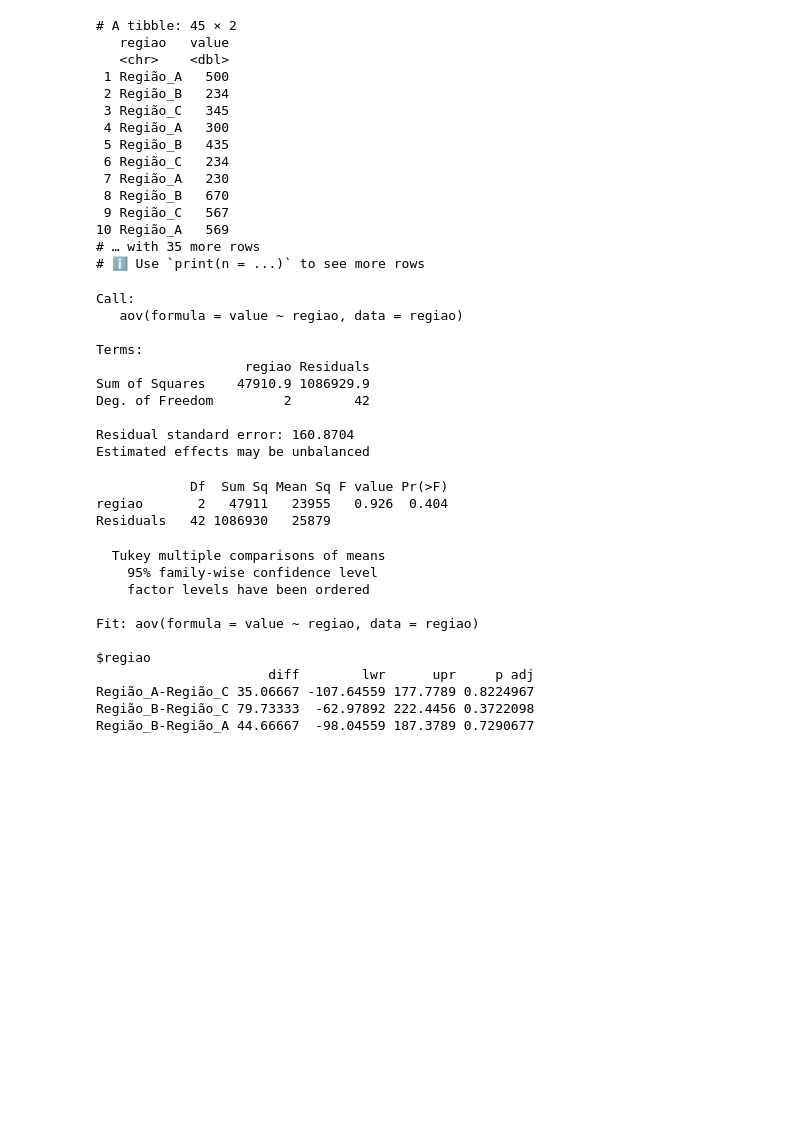
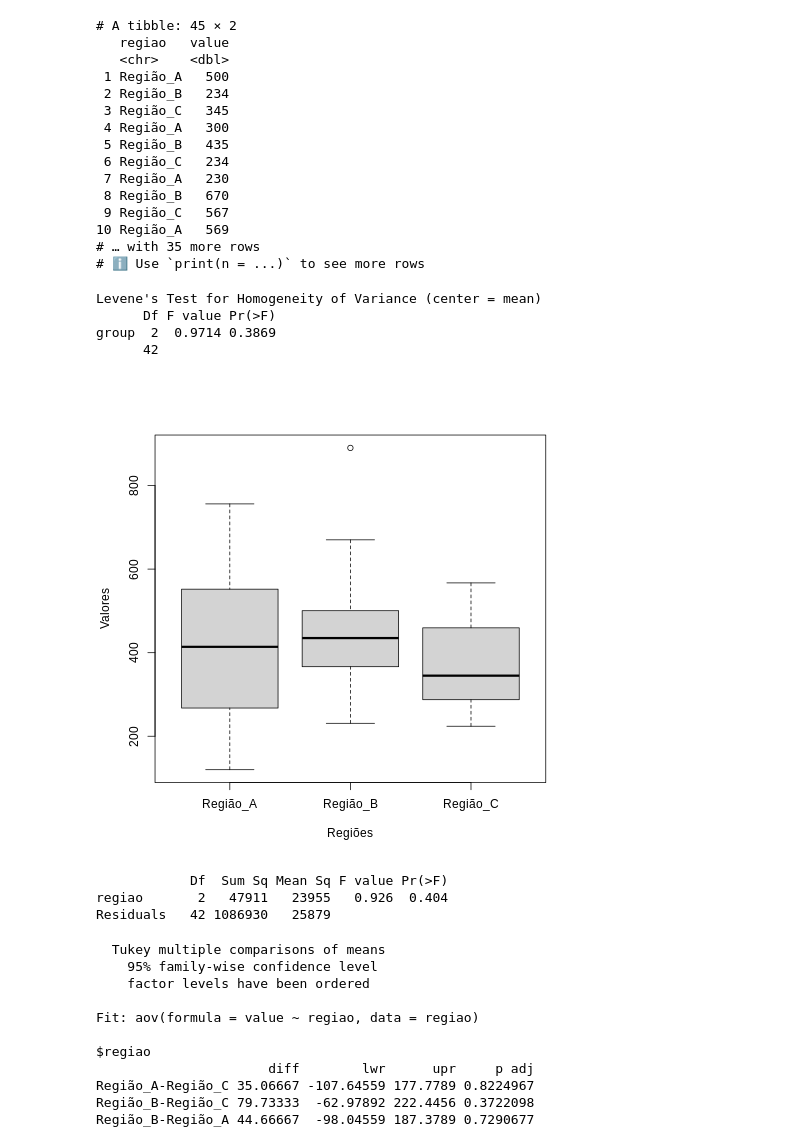
Before and after one commit to uervitonsantos/Estudo_Sobre_Estatistica_Frequentista_E_Metodos_Quantitativos, a Jupyter notebook: Exercicios_Metodos_Quantitativos.ipynb, the cells around one changed output. Cells and saved outputs as stored; diff of their text form; code cells hidden in the pictures; blank space fills up the shorter version.

```diff
--- a/Exercicios_Metodos_Quantitativos.ipynb
+++ b/Exercicios_Metodos_Quantitativos.ipynb
@@ -242,28 +276,32 @@ regiao
 10 Região_A   569
 # … with 35 more rows
 # ℹ Use `print(n = ...)` to see more rows
-# %%
-# Análise de Variância
-%%R
-anova_regiao <- aov(value ~ regiao, data = regiao)
-anova_regiao
-# %% [output]
-Call:
-   aov(formula = value ~ regiao, data = regiao)
-
-Terms:
-                   regiao Residuals
-Sum of Squares    47910.9 1086929.9
-Deg. of Freedom         2        42
-
-Residual standard error: 160.8704
-Estimated effects may be unbalanced
-# %%
-%%R
-summary(anova_regiao)
-# %% [output]
-            Df  Sum Sq Mean Sq F value Pr(>F)
-regiao       2   47911   23955   0.926  0.404
-Residuals   42 1086930   25879
+# %%
+%%R
+# teste de Levene para verificar a homogeneidade de variancias
+# https://pt.wikipedia.org/wiki/Teste_de_Levene
+leveneTest(value ~ regiao, data = regiao, center=mean)
+# %% [output]
+Levene's Test for Homogeneity of Variance (center = mean)
+      Df F value Pr(>F)
+group  2  0.9714 0.3869
+      42
+# %%
+%%R
+# verificamos abaixo um grafico (boxplot), que mostra a distribuição dos dados, as medias e os outliers presentes no conjunto
+# https://pt.wikipedia.org/wiki/Diagrama_de_caixa
+boxplot(value ~ regiao, data = regiao, ylab="Valores", xlab="Regiões")
+# %% [output]
+[figure, added]
+# %%
+%%R
+# teste ANOVA para análisar a variância entre os grupos
+# https://pt.wikipedia.org/wiki/An%C3%A1lise_de_vari%C3%A2ncia
+anova_regiao <- aov(value ~ regiao, data = regiao)
+summary(anova_regiao)
+# %% [output]
+            Df  Sum Sq Mean Sq F value Pr(>F)
+regiao       2   47911   23955   0.926  0.404
+Residuals   42 1086930   25879
 # %%
 %%R
```
Also changed, not shown: parts of 10 cells of this notebook.
